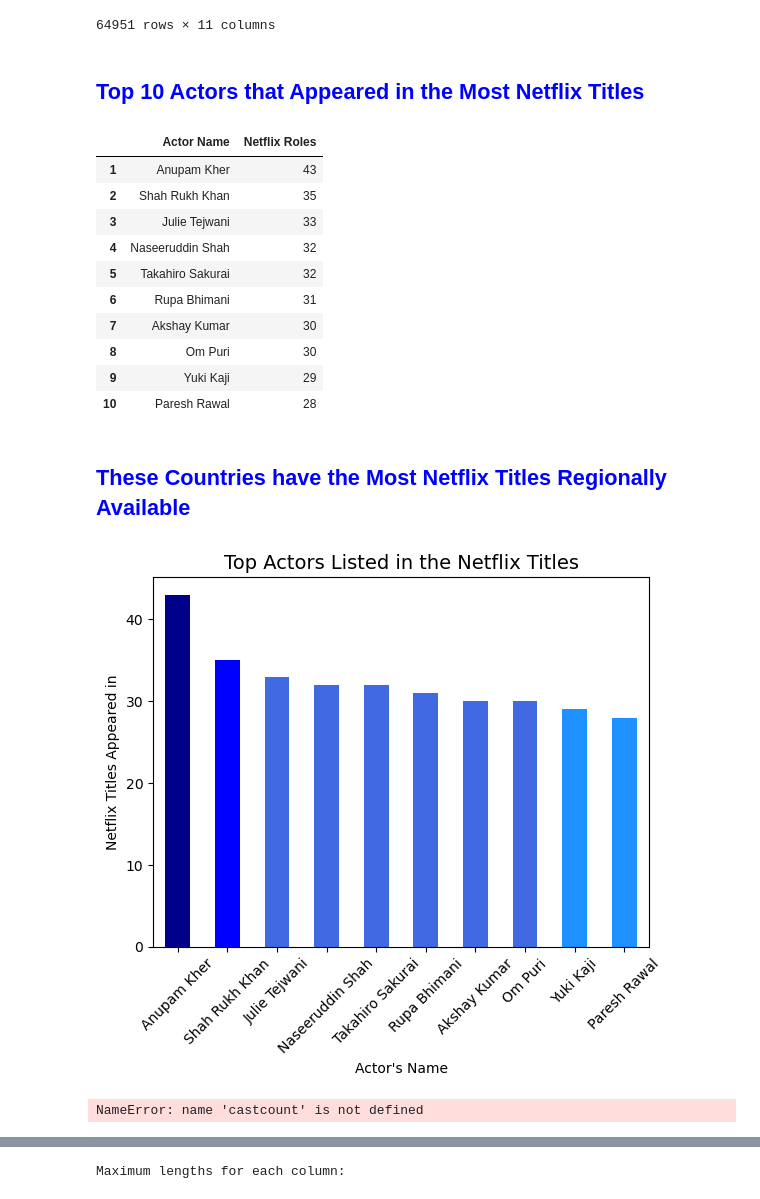
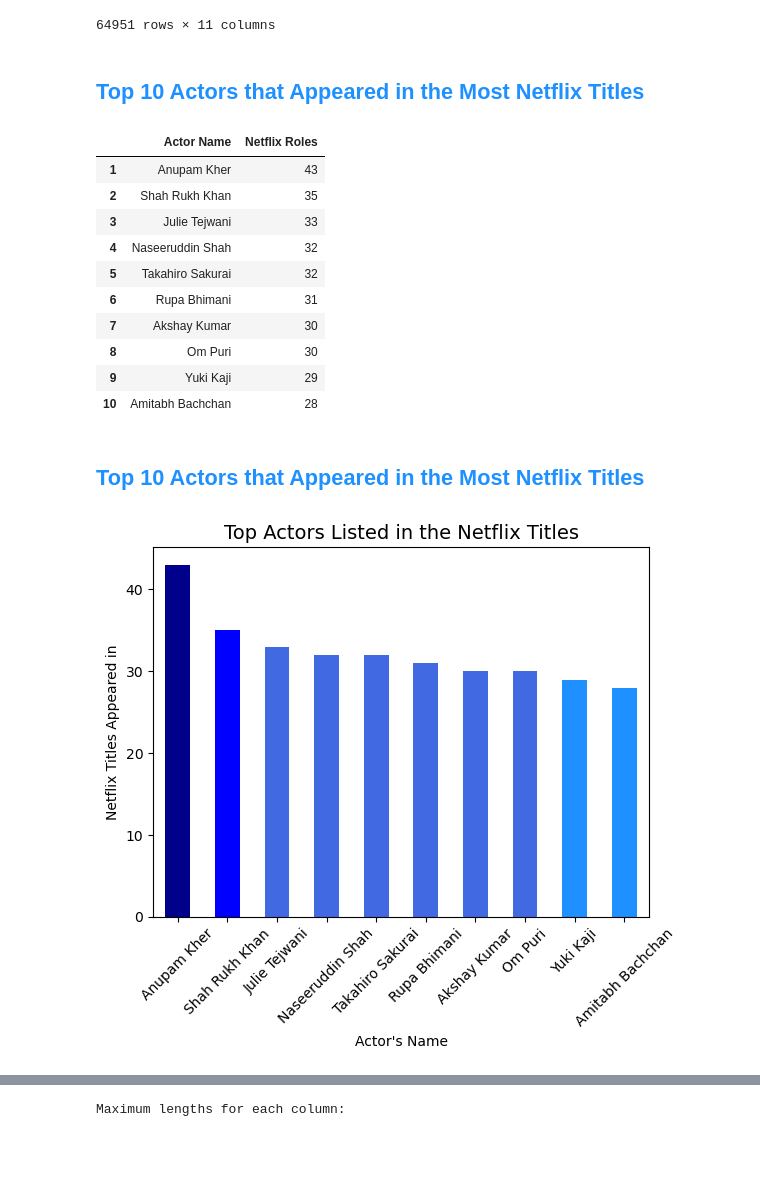
Before and after one commit to jameslaurence82/PythonPandas, a Jupyter notebook: netflixtitles.ipynb, the cells around one changed output, grey strips where cells are left out. Drawn from its saved outputs; the diff is of its cells as text; code cells hidden in the pictures; blank space fills up the shorter version.

Commit message:
Working on plotting for Question 3

```diff
--- a/netflixtitles.ipynb
+++ b/netflixtitles.ipynb
@@ -424,17 +430,22 @@ castdf
 # Copy castdf DataFrame to avoid modifying it
 top_10_actors = castdf.copy()
 
-# Drops Na Values in Cast Column and Resets Index
-top_10_actors = top_10_actors.cast.value_counts(dropna=True).reset_index()
+# Drop NaN values in the 'cast' column and get the value counts
+top_10_actors = top_10_actors['cast'].value_counts(dropna=True).reset_index()
 
-# Set the reset index to start at 1
+# Rename columns
+top_10_actors.columns = ['Actor Name', 'Netflix Roles']
+
+# Sort by 'Netflix Roles' in descending order and then by 'Actor Name' in ascending order
+top_10_actors.sort_values(by=['Netflix Roles', 'Actor Name'], ascending=[False, True], inplace=True)
+
+# Reset the index and set it to start at 1
+top_10_actors.reset_index(drop=True, inplace=True)
 top_10_actors.index = top_10_actors.index + 1
 
-# names the top_5_actors columns 'Actor Name', 'Netflix Roles'
-top_10_actors.columns = ['Actor Name', 'Netflix Roles']
-
+# had to google how to change the color on a notebook, didn't know it was HTML based
 # font style and title
-display(HTML('<h2 style="color: blue; font-weight: strong;">Top 10 Actors that Appeared in the Most Netflix Titles</h2>'))
+display(HTML('<h2 style="color: dodgerblue; font-weight: strong;">Top 10 Actors that Appeared in the Most Netflix Titles</h2>'))
 
 # list top 5 countries head() defaults to 5
 top_10_actors.head(10)
@@ -450,73 +461,53 @@ Top 10 Actors that Appeared in the Most Netflix Titles
 | 7 | Akshay Kumar | 30 |
 | 8 | Om Puri | 30 |
 | 9 | Yuki Kaji | 29 |
-| 10 | Paresh Rawal | 28 |
+| 10 | Amitabh Bachchan | 28 |
 # %%
 # isolating the top 10 actors based on the count of netflix titles they appeared in
 top_10_actors = top_10_actors.sort_values(by='Netflix Roles', ascending=False).head(10)
 
+# had to google how to change the color on a notebook, didn't know it was HTML based
 # font style and title
-display(HTML('<h2 style="color: blue; font-weight: strong;">These Countries have the Most Netflix Titles Regionally Available</h2>'))
+display(HTML('<h2 style="color: dodgerblue; font-weight: strong;">Top 10 Actors that Appeared in the Most Netflix Titles</h2>'))
 
 # I wanted to have separate color ranges instead of just highlighting one color like the previous plot
-# Used Chat GPT to massage the original country plot code so that i could have different colors for the different ranges of netflix titles appeared
-# Set color ranges (a disctionary!)
+# Set color ranges (a dictionary!)
 color_ranges = {
     '>=40': 'darkblue',
     '>=35': 'blue',
     '>=30': 'royalblue',
     '<30': 'dodgerblue'
 }
-# Used Chat GPT to massage the original country plot code so that i could have different colors for the different ranges of netflix titles appeared
+
 # Function to map colors based on Netflix Roles
 def map_color(netflix_roles):
     if netflix_roles >= 40:
         return color_ranges['>=40']
     elif netflix_roles >= 35:
         return color_ranges['>=35']
     elif netflix_roles >= 30:
         return color_ranges['>=30']
     else:
         return color_ranges['<30']
 
 # Apply the color mapping function
 top_10_actors['Color'] = top_10_actors['Netflix Roles'].apply(map_color)
 
-
 # Plot the bar chart
 top_10_actors.plot(kind='bar', x='Actor Name', y='Netflix Roles', color=top_10_actors['Color'], legend=False)
-
-# Increase the width of the plot
 
 # Label the x,y axis
 plt.xlabel("Actor's Name")
 plt.ylabel('Netflix Titles Appeared in')
 
 # Label the plot
 plt.title('Top Actors Listed in the Netflix Titles', fontsize = 14)
 
 # Set the rotation of x-axis labels
 plt.tick_params(axis='x', rotation=45)
 
 #display plot
 plt.show()
 # %% [output]
-These Countries have the Most Netflix Titles Regionally Available
+Top 10 Actors that Appeared in the Most Netflix Titles
-[figure, old version]
+[figure, new version]
-# %%
-
-# Set the color for the bar with the largest count
-# colors = ['red' if actor == castcount.iloc[0]['Actor Name'] else 'skyblue' for actor in castcount['Actor Name']]
-
-
-#font style and title
-# display(HTML('<h2 style="color: blue; font-weight: strong;">These Countries have the Most Netflix Titles Regionally Available</h2>'))
-
-# Plot the bar chart
-castcount.plot(kind='bar', x='Actor Name', y='Appeared In', color='red', legend=False)
-plt.xlabel('Actor Names')
-plt.ylabel('Netflix Titles Appeared in')
-plt.title('Top Five Actors Listed in the Netflix Titles')
-plt.show()
-# %% [output]
-NameError: name 'castcount' is not defined
```
Also changed, not shown: parts of 11 cells of this notebook.
